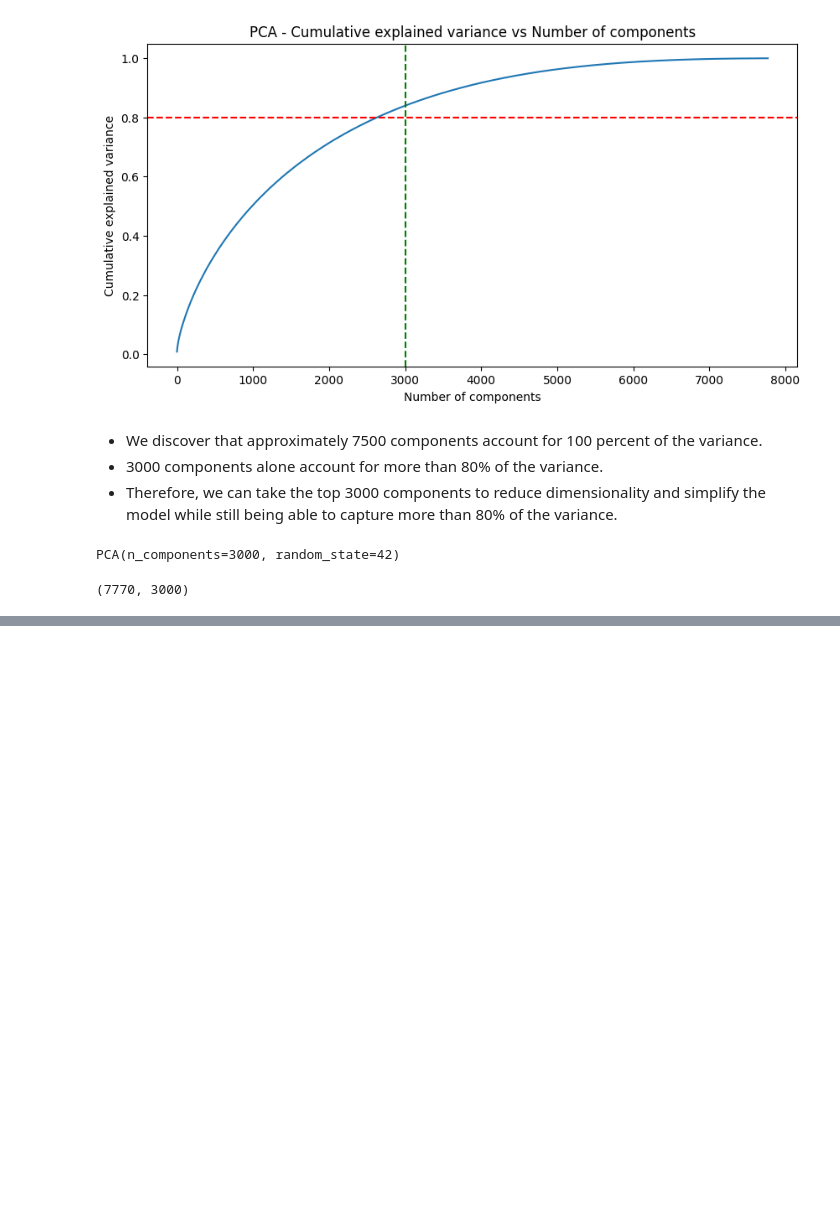
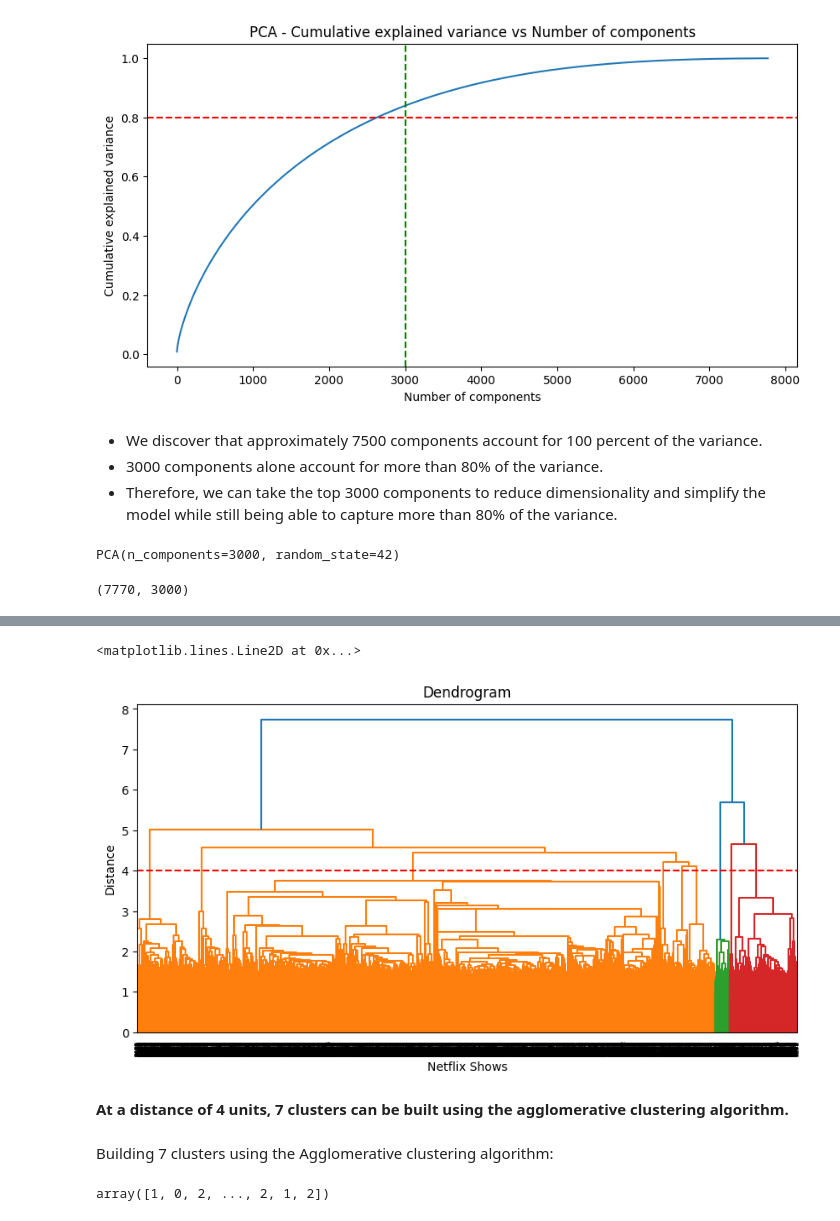
Before and after one commit to Shyam-S-Mishra/Shyam_S_Mishra_Unsupervised-ML_Capstone_Project_Clustering, a Jupyter notebook: Shyam_Shubham_Mishra_Unsupervised_ML_Capstone_Project_Clustering.ipynb, the cells around one changed output, grey strips where cells are left out. Saved outputs shown, nothing was run; the diff lists cells and outputs as text; code cells hidden in the pictures; blank space fills up the shorter version.

```diff
--- a/Shyam_Shubham_Mishra_Unsupervised_ML_Capstone_Project_Clustering.ipynb
+++ b/Shyam_Shubham_Mishra_Unsupervised_ML_Capstone_Project_Clustering.ipynb
@@ -592,0 +707,23 @@ X.shape
+# %%
+# Building a dendogram to decide the number of clusters
+
+plt.figure(figsize=(10, 5))
+dend = shc.dendrogram(shc.linkage(X, method='ward'))
+plt.title('Dendrogram')
+plt.xlabel('Netflix Shows')
+plt.ylabel('Distance')
+plt.axhline(y= 4, color='r', linestyle='--')
+# %% [output]
+<matplotlib.lines.Line2D at 0x...>
+[figure, added]
+# %% [markdown]
+**At a distance of 4 units, 7 clusters can be built using the agglomerative clustering algorithm.**
+# %% [markdown]
+Building 7 clusters using the Agglomerative clustering algorithm:
+# %%
+# Fitting hierarchical clustering model
+
+hierarchical = AgglomerativeClustering(n_clusters=7, affinity='euclidean', linkage='ward')
+hierarchical.fit_predict(X)
+# %% [output]
+array([1, 0, 2, ..., 2, 1, 2])
```
Also changed, not shown: parts of 19 cells of this notebook.
